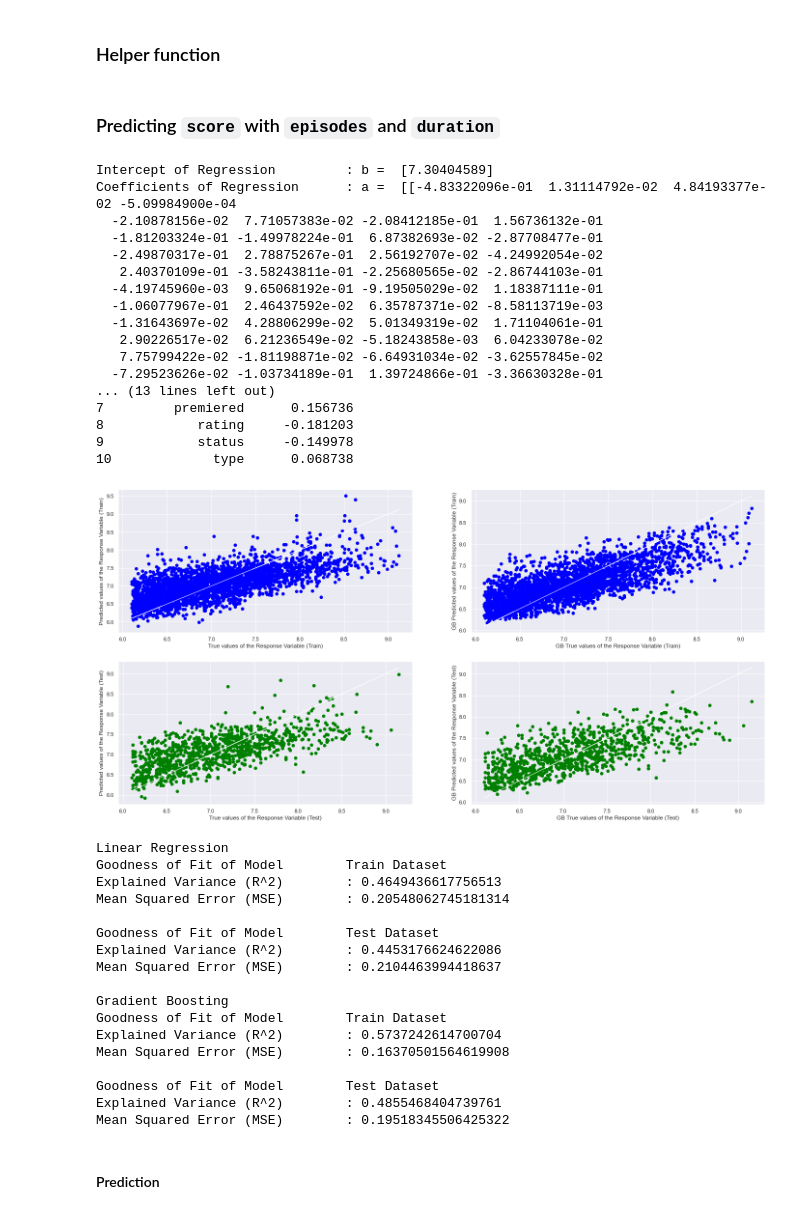
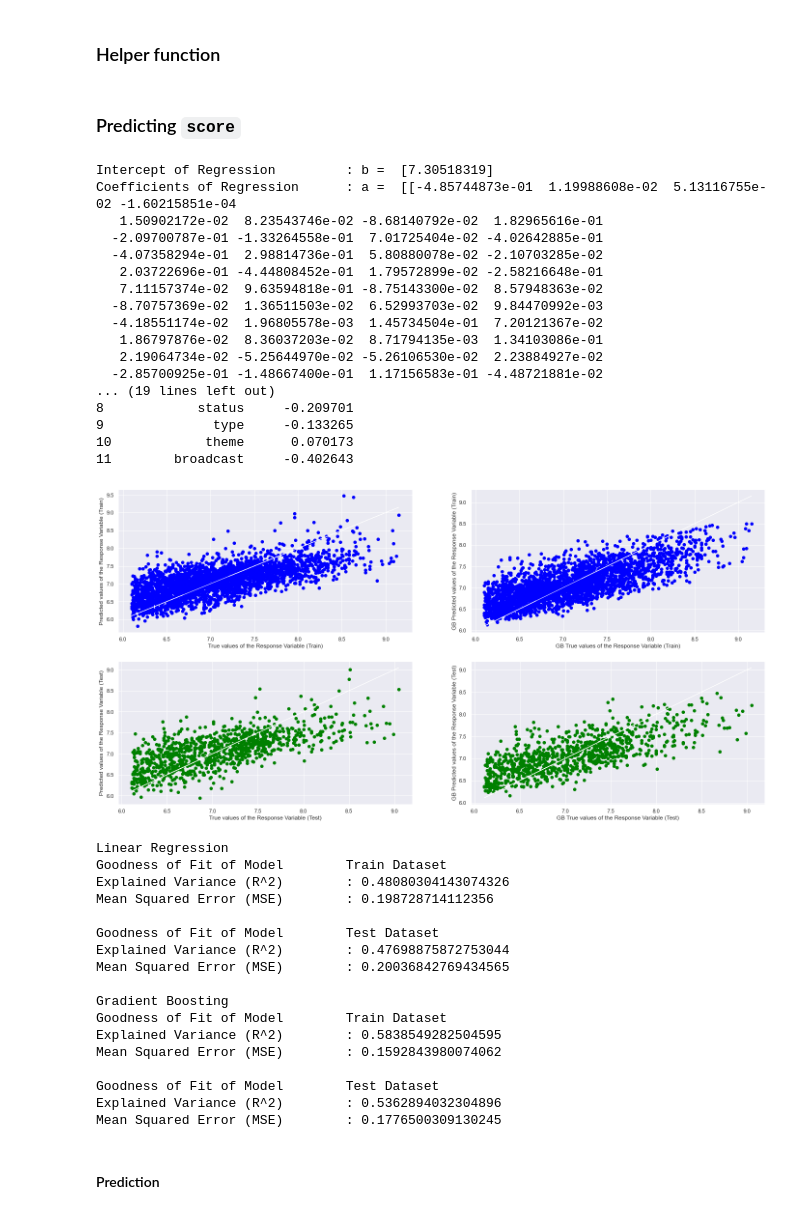
Before and after one commit to SohWeeKiat/DSAI_SC1015_Assignment, a Jupyter notebook: MachineLearning/linreg_and_gradient_boost.ipynb, the cells around one changed output. Cells and saved outputs as stored; diff of their text form; code cells hidden in the pictures.

Commit message:
Updated main ML file to have shorter code

```diff
--- a/MachineLearning/linreg_and_gradient_boost.ipynb
+++ b/MachineLearning/linreg_and_gradient_boost.ipynb
@@ -44,7 +44,7 @@ boardcast_cat = ['Sundays',
 # %% [markdown]
 ### Helper function
 # %%
-def linear_regression(predictors, numeric_predictors, cat_predictors_nominal, cat_predictors_ordinal, response):
+def start_pipeline(predictors, numeric_predictors, cat_predictors_nominal, cat_predictors_ordinal, response):
     # Extract Response and Predictors
     y = pd.DataFrame(anime_data[response])
     X = pd.DataFrame(anime_data[predictors])
@@ -135,48 +135,52 @@ def linear_regression(predictors, numeric_predictors, cat_predictors_nominal, ca
 
     return (lm_pipeline, gbm_pipeline)
 # %% [markdown]
-### Predicting `score` with `episodes` and `duration`
+### Predicting `score`
 # %%
-(lm_pipeline, gbm_pipeline) = linear_regression(['popularity', 'duration', 'scored_by_users', 'broadcast', 'source', 'demographic', 'main genre', 'premiered', 'rating', 'status', 'type'],
-                                ['popularity', 'duration', 'scored_by_users'],
-                                ['source', 'demographic', 'main genre', 'premiered', 'rating', 'status', 'type'],
-                                ['broadcast'], 'score')
+numeric_data = ['popularity', 'duration', 'scored_by_users']
+cat_data = ['source', 'demographic', 'main genre',
+            'premiered', 'rating', 'status', 'type', 'theme']
+
+cat_ordinal_data = ['broadcast']
+all_data = numeric_data+cat_data+cat_ordinal_data
+
+(lm_pipeline, gbm_pipeline) = start_pipeline(all_data, numeric_data, cat_data, cat_ordinal_data, 'score')
 # %% [output]
-Intercept of Regression         : b =  [7.30404589]
-Coefficients of Regression      : a =  [[-4.83322096e-01  1.31114792e-02  4.84193377e-02 -5.09984900e-04
-  -2.10878156e-02  7.71057383e-02 -2.08412185e-01  1.56736132e-01
-  -1.81203324e-01 -1.49978224e-01  6.87382693e-02 -2.87708477e-01
-  -2.49870317e-01  2.78875267e-01  2.56192707e-02 -4.24992054e-02
-   2.40370109e-01 -3.58243811e-01 -2.25680565e-02 -2.86744103e-01
-  -4.19745960e-03  9.65068192e-01 -9.19505029e-02  1.18387111e-01
-  -1.06077967e-01  2.46437592e-02  6.35787371e-02 -8.58113719e-03
-  -1.31643697e-02  4.28806299e-02  5.01349319e-02  1.71104061e-01
-   2.90226517e-02  6.21236549e-02 -5.18243858e-03  6.04233078e-02
-   7.75799422e-02 -1.81198871e-02 -6.64931034e-02 -3.62557845e-02
-  -7.29523626e-02 -1.03734189e-01  1.39724866e-01 -3.36630328e-01
-... (13 lines left out)
-7         premiered      0.156736
-8            rating     -0.181203
-9            status     -0.149978
-10             type      0.068738
+Intercept of Regression         : b =  [7.30518319]
+Coefficients of Regression      : a =  [[-4.85744873e-01  1.19988608e-02  5.13116755e-02 -1.60215851e-04
+   1.50902172e-02  8.23543746e-02 -8.68140792e-02  1.82965616e-01
+  -2.09700787e-01 -1.33264558e-01  7.01725404e-02 -4.02642885e-01
+  -4.07358294e-01  2.98814736e-01  5.80880078e-02 -2.10703285e-02
+   2.03722696e-01 -4.44808452e-01  1.79572899e-02 -2.58216648e-01
+   7.11157374e-02  9.63594818e-01 -8.75143300e-02  8.57948363e-02
+  -8.70757369e-02  1.36511503e-02  6.52993703e-02  9.84470992e-03
+  -4.18551174e-02  1.96805578e-03  1.45734504e-01  7.20121367e-02
+   1.86797876e-02  8.36037203e-02  8.71794135e-03  1.34103086e-01
+   2.19064734e-02 -5.25644970e-02 -5.26106530e-02  2.23884927e-02
+  -2.85700925e-01 -1.48667400e-01  1.17156583e-01 -4.48721881e-02
+... (19 lines left out)
+8            status     -0.209701
+9              type     -0.133265
+10            theme      0.070173
+11        broadcast     -0.402643
-[figure, old version]
+[figure, new version]
 Linear Regression
 Goodness of Fit of Model        Train Dataset
-Explained Variance (R^2)        : 0.4649436617756513
-Mean Squared Error (MSE)        : 0.20548062745181314
+Explained Variance (R^2)        : 0.48080304143074326
+Mean Squared Error (MSE)        : 0.198728714112356
 
 Goodness of Fit of Model        Test Dataset
-Explained Variance (R^2)        : 0.4453176624622086
-Mean Squared Error (MSE)        : 0.2104463994418637
+Explained Variance (R^2)        : 0.47698875872753044
+Mean Squared Error (MSE)        : 0.20036842769434565
 
 Gradient Boosting
 Goodness of Fit of Model        Train Dataset
-Explained Variance (R^2)        : 0.5737242614700704
-Mean Squared Error (MSE)        : 0.16370501564619908
+Explained Variance (R^2)        : 0.5838549282504595
+Mean Squared Error (MSE)        : 0.1592843980074062
 
 Goodness of Fit of Model        Test Dataset
-Explained Variance (R^2)        : 0.4855468404739761
-Mean Squared Error (MSE)        : 0.19518345506425322
+Explained Variance (R^2)        : 0.5362894032304896
+Mean Squared Error (MSE)        : 0.1776500309130245
 # %% [markdown]
 #### Prediction
 # %%
```
Also changed, not shown: parts of 4 cells of this notebook, 1 other file.
